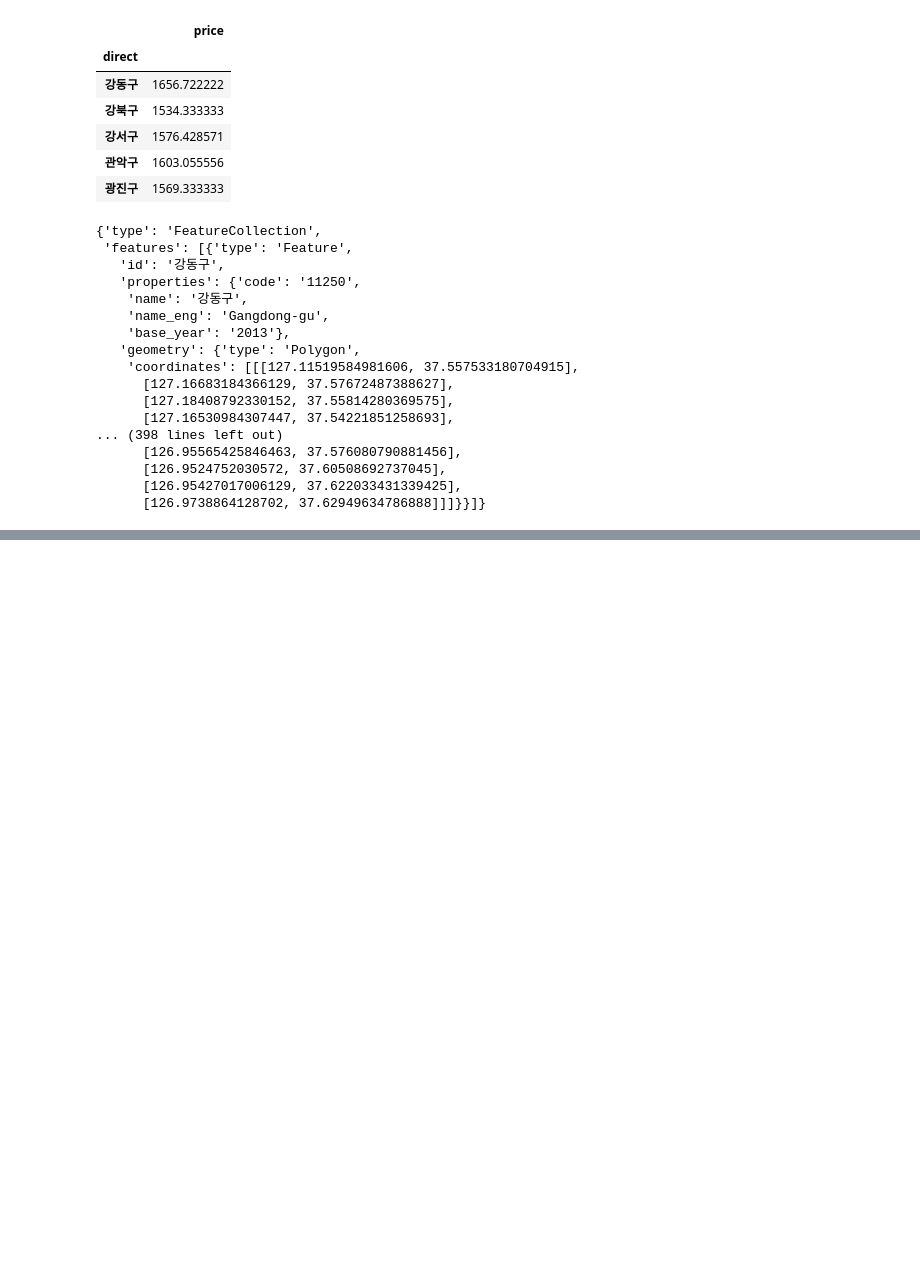
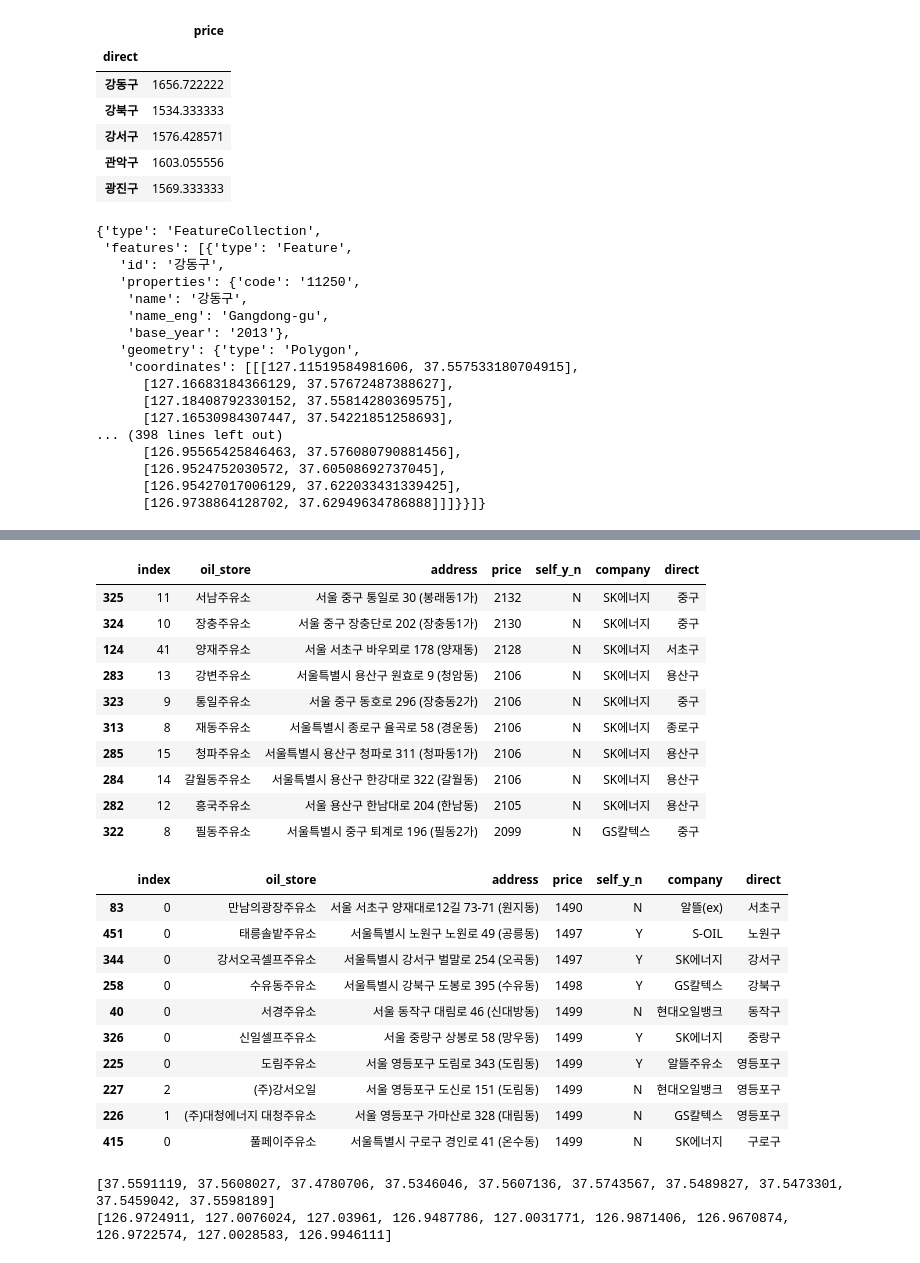
Before and after one commit to dhdmsdud/TIL, a Jupyter notebook: MachinLearning/Folium[test].ipynb, the cells around one changed output, grey strips where cells are left out. Saved outputs shown, nothing was run; the diff lists cells and outputs as text; code cells hidden in the pictures; blank space fills up the shorter version.

```diff
--- a/MachinLearning/Folium[test].ipynb
+++ b/MachinLearning/Folium[test].ipynb
@@ -241,3 +241,33 @@ f.Choropleth(geo_data = geo_str,
 map
 # %% [output]
 [interactive output not drawn]
+# %%
+# 지도 시각화를 통해 주유가격 상위10개, 하위10개를 나타냄
+
+oil_station_subset_top = oil_station_subset.sort_values(by='price', ascending=False).head(10)
+oil_station_subset_bottom = oil_station_subset.sort_values(by='price', ascending=True).head(10)
+display(oil_station_subset_top)
+display(oil_station_subset_bottom)
+# %% [output]
+|  | index | oil_store | address | price | self_y_n | company | direct |
+| 325 | 11 | 서남주유소 | 서울 중구 통일로 30 (봉래동1가) | 2132 | N | SK에너지 | 중구 |
+| 324 | 10 | 장충주유소 | 서울 중구 장충단로 202 (장충동1가) | 2130 | N | SK에너지 | 중구 |
+| 124 | 41 | 양재주유소 | 서울 서초구 바우뫼로 178 (양재동) | 2128 | N | SK에너지 | 서초구 |
+| 283 | 13 | 강변주유소 | 서울특별시 용산구 원효로 9 (청암동) | 2106 | N | SK에너지 | 용산구 |
+| 323 | 9 | 통일주유소 | 서울 중구 동호로 296 (장충동2가) | 2106 | N | SK에너지 | 중구 |
+| 313 | 8 | 재동주유소 | 서울특별시 종로구 율곡로 58 (경운동) | 2106 | N | SK에너지 | 종로구 |
+| 285 | 15 | 청파주유소 | 서울특별시 용산구 청파로 311 (청파동1가) | 2106 | N | SK에너지 | 용산구 |
+| 284 | 14 | 갈월동주유소 | 서울특별시 용산구 한강대로 322 (갈월동) | 2106 | N | SK에너지 | 용산구 |
+| 282 | 12 | 흥국주유소 | 서울 용산구 한남대로 204 (한남동) | 2105 | N | SK에너지 | 용산구 |
+| 322 | 8 | 필동주유소 | 서울특별시 중구 퇴계로 196 (필동2가) | 2099 | N | GS칼텍스 | 중구 |
+|  | index | oil_store | address | price | self_y_n | company | direct |
+| 83 | 0 | 만남의광장주유소 | 서울 서초구 양재대로12길 73-71 (원지동) | 1490 | N | 알뜰(ex) | 서초구 |
+| 451 | 0 | 태릉솔밭주유소 | 서울특별시 노원구 노원로 49 (공릉동) | 1497 | Y | S-OIL | 노원구 |
+| 344 | 0 | 강서오곡셀프주유소 | 서울특별시 강서구 벌말로 254 (오곡동) | 1497 | Y | SK에너지 | 강서구 |
+| 258 | 0 | 수유동주유소 | 서울특별시 강북구 도봉로 395 (수유동) | 1498 | Y | GS칼텍스 | 강북구 |
+| 40 | 0 | 서경주유소 | 서울 동작구 대림로 46 (신대방동) | 1499 | N | 현대오일뱅크 | 동작구 |
+| 326 | 0 | 신일셀프주유소 | 서울 중랑구 상봉로 58 (망우동) | 1499 | Y | SK에너지 | 중랑구 |
+| 225 | 0 | 도림주유소 | 서울 영등포구 도림로 343 (도림동) | 1499 | Y | 알뜰주유소 | 영등포구 |
+| 227 | 2 | (주)강서오일 | 서울 영등포구 도신로 151 (도림동) | 1499 | N | 현대오일뱅크 | 영등포구 |
+| 226 | 1 | (주)대청에너지 대청주유소 | 서울 영등포구 가마산로 328 (대림동) | 1499 | N | GS칼텍스 | 영등포구 |
+| 415 | 0 | 풀페이주유소 | 서울특별시 구로구 경인로 41 (온수동) | 1499 | N | SK에너지 | 구로구 |
@@ -243,0 +279,19 @@ map
+# %%
+# 상위10개 위도, 경도
+
+top_lat = []
+top_lng = []
+for idx in oil_station_subset_top.index :
+    tmp_addr = oil_station_subset_top['address'][idx]
+#     print(tmp_addr)
+    tmp_map = gmaps.geocode(tmp_addr)
+#     print(tmp_map)
+    tmp_loc = tmp_map[0].get('geometry')
+    top_lat.append(tmp_loc['location']['lat'])
+    top_lng.append(tmp_loc['location']['lng'])
+
+print(top_lat)
+print(top_lng)
+# %% [output]
+[37.5591119, 37.5608027, 37.4780706, 37.5346046, 37.5607136, 37.5743567, 37.5489827, 37.5473301, 37.5459042, 37.5598189]
+[126.9724911, 127.0076024, 127.03961, 126.9487786, 127.0031771, 126.9871406, 126.9670874, 126.9722574, 127.0028583, 126.9946111]
```
Also changed, not shown: parts of 5 cells of this notebook.
